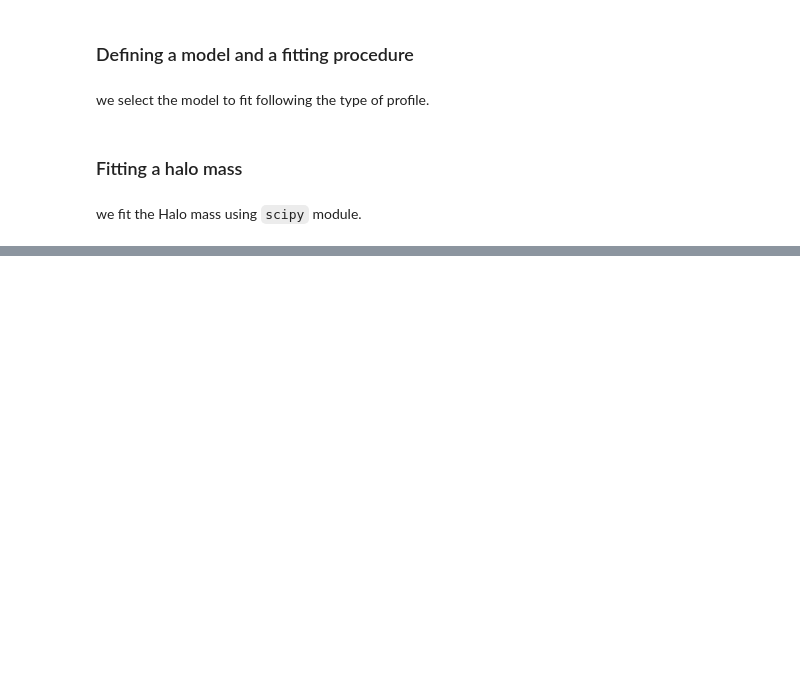
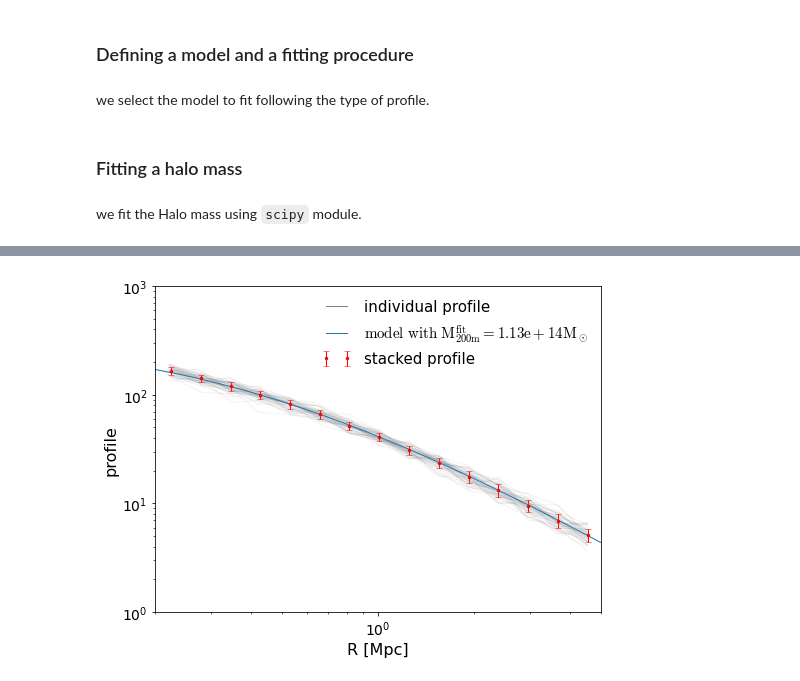
Before and after one commit to payerne/DC2Analysis, a Jupyter notebook: Example_Fit_Halo_Mass_From_Stacked_Profile.ipynb, the cells around one changed output, grey strips where cells are left out. Saved outputs shown, nothing was run; the diff lists cells and outputs as text; code cells hidden in the pictures; blank space fills up the shorter version.

```diff
--- a/Example_Fit_Halo_Mass_From_Stacked_Profile.ipynb
+++ b/Example_Fit_Halo_Mass_From_Stacked_Profile.ipynb
@@ -53,7 +48,7 @@ We now define some redshift interval and input mass interval to select GalaxyClu
 z_bin = [0.4,0.5]
 m_bin = [1*10**14, 1.2*10**14] #Solar Mass
 m_bin = np.array(m_bin)
-n_catalogs = 10
+n_catalogs = 50
 ngals = 20000
 # %% [markdown]
 we define a set of selected cluster with given true masses ans true redshifts
@@ -69,17 +64,34 @@ for i in range(n_catalogs):
 
     data = mock.generate_galaxy_catalog(cluster_m[i]*cosmo.h, cluster_z[i], c, cosmo,  200,'chang13', zsrc_min = cluster_z[i] + 0.1 ,shapenoise = 0.01,ngals=ngals)
 
+    """
+        Adding noise in the true redshift of background galaxies
+    """
+
+    mock._compute_photoz_pdfs(data, 0.01)
+
+    """
+        Creating GalaxyCluster object
+    """
+
     cl = clmm.GalaxyCluster('cluster', 0, 0, cluster_z[i], data)
+
+    """
+        Adding metadata informations to Stacking object
+    """
 
     stack._add_cluster_z(cl)
     stack._add_background_galaxy_z(cl)
 
+    """
+        making individual profile
+    """
+
     profile = st.make_gt_profile(cl, stack.r_low, stack.r_up, stack.n_bins, stack.is_deltasigma, stack.cosmo)
 
     """
-        Adding noise in the true redshift of background galaxies
+        add individual profile to stackin object
     """
-    stack._add_cluster_z(cl)
     stack.AddProfile(profile)
 # %% [markdown]
 we can see how much catalogs have been selected
@@ -148,27 +165,29 @@ print(f'Average mass = {np.mean(cluster_m):.2} Msun')
 # %%
 r = np.linspace(0.2,5,1000)
 if deltasigma == False:
-    y_fit = model.predict_reduced_tangential_shear_z_distrib(r, logm_fit, shear.average_z, shear.z_galaxy_list, cosmo)
+    y_fit = model.predict_reduced_tangential_shear_z_distrib(r, logm_fit, stack.average_z, stack.z_galaxy_list, cosmo)
 
 else:
-    y_fit = model.predict_excess_surface_density(r, logm_fit, shear.average_z, shear.z_galaxy_list, cosmo)
+    y_fit = model.predict_excess_surface_density(r, logm_fit, stack.average_z, stack.z_galaxy_list, cosmo)
 # %%
 plt.figure(figsize=(8,6))
 plt.tick_params(axis='both', which='major', labelsize=14)
 plt.style.use('classic')
 
-for i in range(shear.n_stacked_gt):
+for i in range(stack.n_stacked_gt):
 
-    plt.plot(shear.radial_axis_list[i],shear.gt_list[i],c='grey',alpha=0.1)
+    plt.plot(stack.radial_axis_list[i],stack.gt_list[i],c='grey',alpha=0.1)
 
 plt.plot([],[],c='grey', label='individual profile')
 plt.errorbar(profile['radius'], profile['gt'],profile['gt_err'], color='red', label='stacked profile', fmt='.')
 plt.plot(r,y_fit, label=r'$\rm{model\ with}\ M^{fit}_{200m} = %.2e M_\odot$'%(m_fit))
 plt.xlabel('R [Mpc]', fontsize=16)
 plt.ylabel('profile', fontsize=16)
 
 plt.legend(fontsize=15, frameon=False, loc='best')
 plt.semilogx()
 plt.semilogy()
 plt.xlim(0.2,5)
 plt.show()
+# %% [output]
+[figure, added]
```
Also changed, not shown: parts of 7 cells of this notebook, 1 other file.
